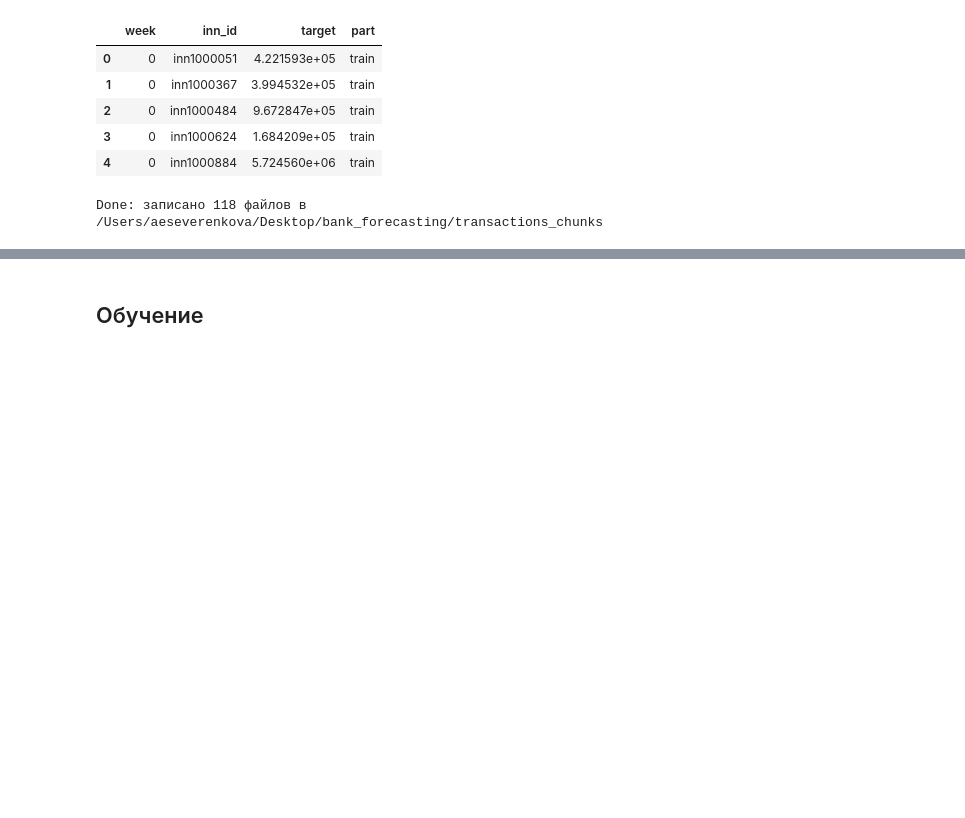
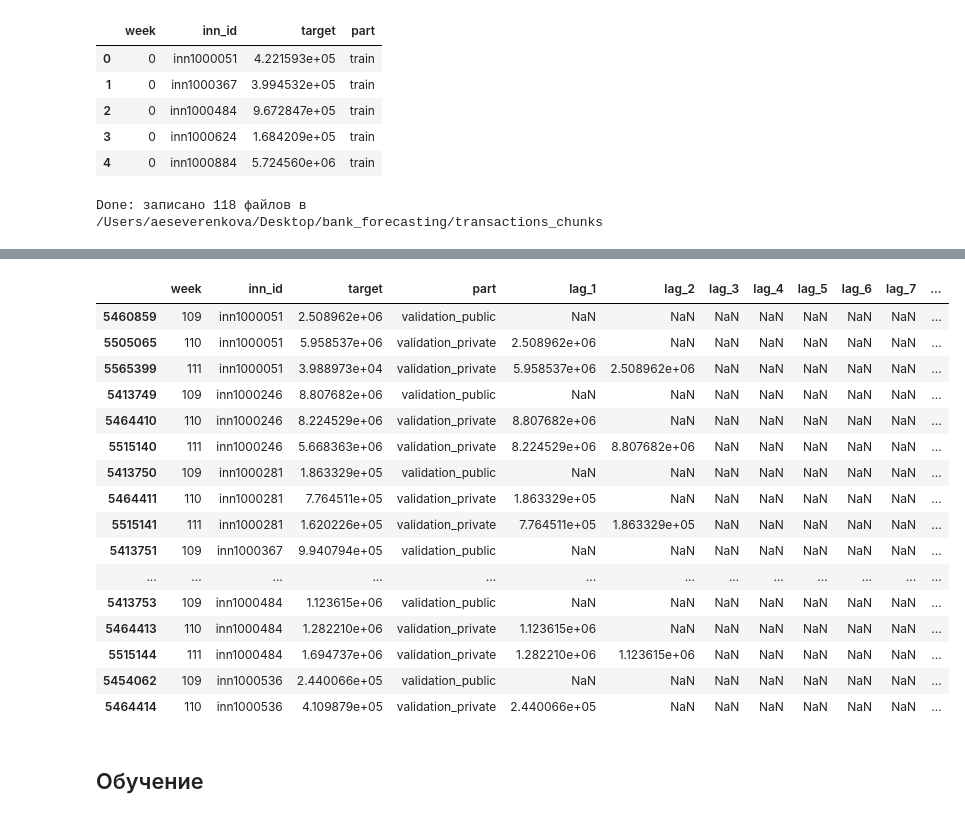
Before and after one commit to oleander-twig/bank_transfers_forecasting, a Jupyter notebook: transactions_xgboost.ipynb, the cells around one changed output, grey strips where cells are left out. Cells and saved outputs as stored; diff of their text form; code cells hidden in the pictures; blank space fills up the shorter version.

```diff
--- a/transactions_xgboost.ipynb
+++ b/transactions_xgboost.ipynb
@@ -177,3 +247,31 @@ Done: записано 118 файлов в /Users/aeseverenkova/Desktop/bank_for
+# %%
+# тест
+df_test = trns[trns['week'].isin([109, 110, 111])]
+df_test = df_test.sort_values(["inn_id", "week"]).copy()
+
+max_lag = 12
+for lag in range(1, max_lag + 1):
+    df_test[f"lag_{lag}"] =  df_test.groupby("inn_id")["target"].shift(lag)
+
+df_test.head(20)
+# %% [output]
+|  | week | inn_id | target | part | lag_1 | lag_2 | lag_3 | lag_4 | lag_5 | lag_6 | lag_7 | ... |
+| 5460859 | 109 | inn1000051 | 2.508962e+06 | validation_public | NaN | NaN | NaN | NaN | NaN | NaN | NaN | ... |
+| 5505065 | 110 | inn1000051 | 5.958537e+06 | validation_private | 2.508962e+06 | NaN | NaN | NaN | NaN | NaN | NaN | ... |
+| 5565399 | 111 | inn1000051 | 3.988973e+04 | validation_private | 5.958537e+06 | 2.508962e+06 | NaN | NaN | NaN | NaN | NaN | ... |
+| 5413749 | 109 | inn1000246 | 8.807682e+06 | validation_public | NaN | NaN | NaN | NaN | NaN | NaN | NaN | ... |
+| 5464410 | 110 | inn1000246 | 8.224529e+06 | validation_private | 8.807682e+06 | NaN | NaN | NaN | NaN | NaN | NaN | ... |
+| 5515140 | 111 | inn1000246 | 5.668363e+06 | validation_private | 8.224529e+06 | 8.807682e+06 | NaN | NaN | NaN | NaN | NaN | ... |
+| 5413750 | 109 | inn1000281 | 1.863329e+05 | validation_public | NaN | NaN | NaN | NaN | NaN | NaN | NaN | ... |
+| 5464411 | 110 | inn1000281 | 7.764511e+05 | validation_private | 1.863329e+05 | NaN | NaN | NaN | NaN | NaN | NaN | ... |
+| 5515141 | 111 | inn1000281 | 1.620226e+05 | validation_private | 7.764511e+05 | 1.863329e+05 | NaN | NaN | NaN | NaN | NaN | ... |
+| 5413751 | 109 | inn1000367 | 9.940794e+05 | validation_public | NaN | NaN | NaN | NaN | NaN | NaN | NaN | ... |
+| ... | ... | ... | ... | ... | ... | ... | ... | ... | ... | ... | ... | ... |
+| 5413753 | 109 | inn1000484 | 1.123615e+06 | validation_public | NaN | NaN | NaN | NaN | NaN | NaN | NaN | ... |
+| 5464413 | 110 | inn1000484 | 1.282210e+06 | validation_private | 1.123615e+06 | NaN | NaN | NaN | NaN | NaN | NaN | ... |
+| 5515144 | 111 | inn1000484 | 1.694737e+06 | validation_private | 1.282210e+06 | 1.123615e+06 | NaN | NaN | NaN | NaN | NaN | ... |
+| 5454062 | 109 | inn1000536 | 2.440066e+05 | validation_public | NaN | NaN | NaN | NaN | NaN | NaN | NaN | ... |
+| 5464414 | 110 | inn1000536 | 4.109879e+05 | validation_private | 2.440066e+05 | NaN | NaN | NaN | NaN | NaN | NaN | ... |
 # %% [markdown]
 ## Обучение
 # %%
```
Also changed, not shown: parts of 4 cells of this notebook.
